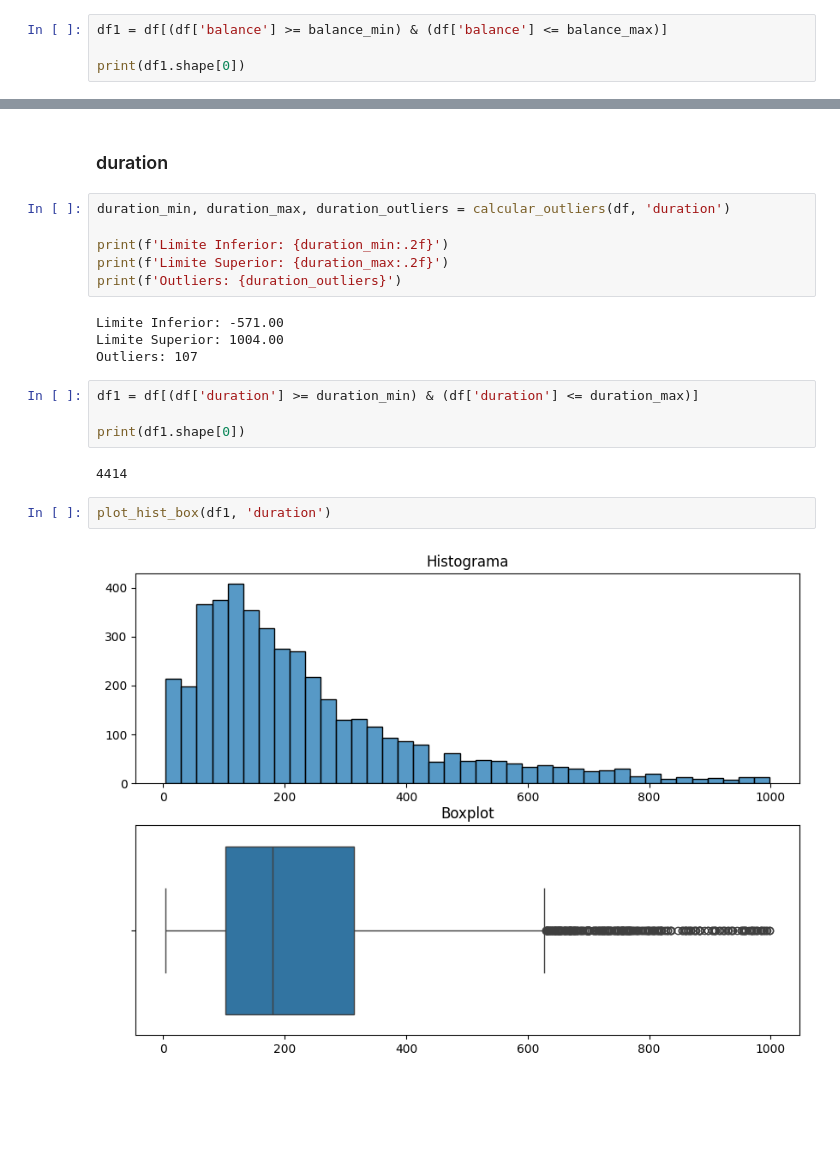
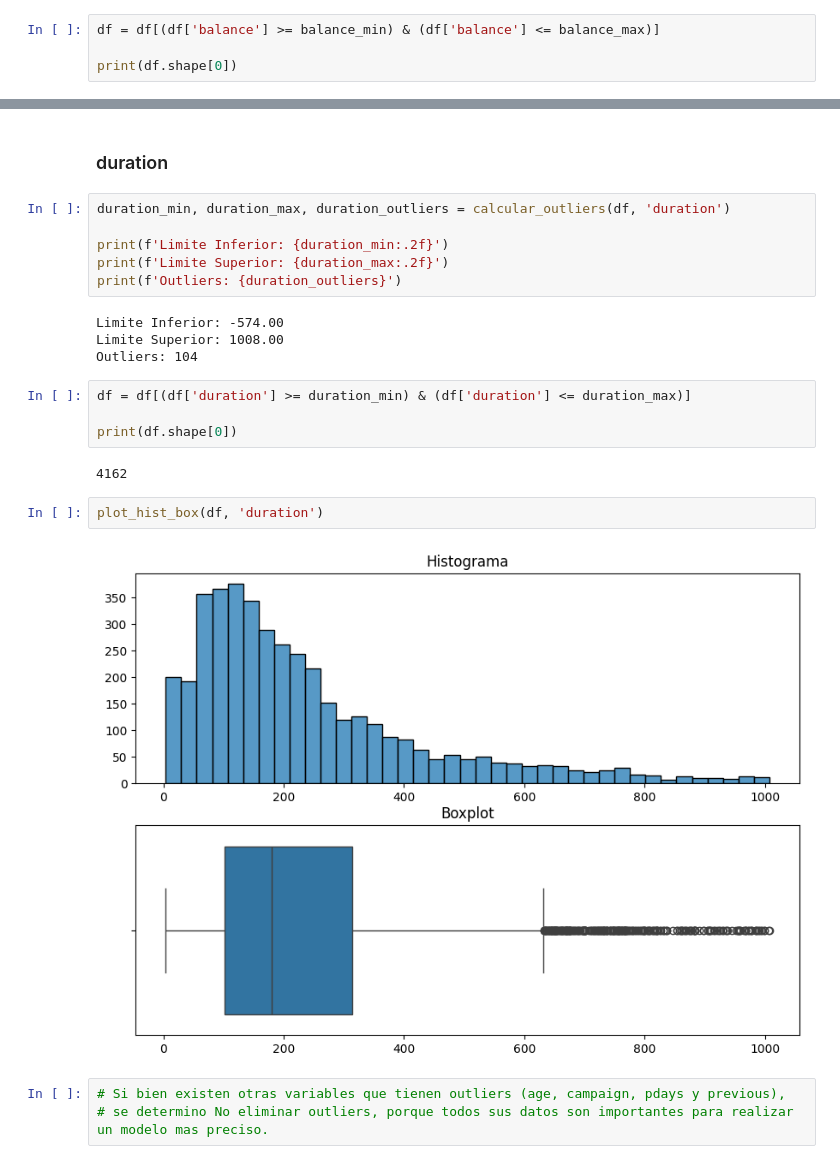
Before and after one commit to ptoledoc7/Prueba, a Jupyter notebook: Trabajo_final.ipynb, the cells around one changed output, grey strips where cells are left out. Drawn from its saved outputs; the diff is of its cells as text; blank space fills up the shorter version.

```diff
--- a/Trabajo_final.ipynb
+++ b/Trabajo_final.ipynb
@@ -518,9 +518,9 @@ Limite Inferior: -4164.00
 Limite Superior: 5713.00
 Outliers: 255
 # %%
-df1 = df[(df['balance'] >= balance_min) & (df['balance'] <= balance_max)]
+df = df[(df['balance'] >= balance_min) & (df['balance'] <= balance_max)]
 
-print(df1.shape[0])
+print(df.shape[0])
 # %% [output]
 4266
 # %%
@@ -536,16 +536,19 @@ print(f'Limite Inferior: {duration_min:.2f}')
 print(f'Limite Superior: {duration_max:.2f}')
 print(f'Outliers: {duration_outliers}')
 # %% [output]
-Limite Inferior: -571.00
-Limite Superior: 1004.00
-Outliers: 107
+Limite Inferior: -574.00
+Limite Superior: 1008.00
+Outliers: 104
 # %%
-df1 = df[(df['duration'] >= duration_min) & (df['duration'] <= duration_max)]
+df = df[(df['duration'] >= duration_min) & (df['duration'] <= duration_max)]
 
-print(df1.shape[0])
+print(df.shape[0])
 # %% [output]
-4414
+4162
 # %%
-plot_hist_box(df1, 'duration')
+plot_hist_box(df, 'duration')
 # %% [output]
-[figure, old version]
+[figure, new version]
+# %%
+# Si bien existen otras variables que tienen outliers (age, campaign, pdays y previous),
+# se determino No eliminar outliers, porque todos sus datos son importantes para realizar un modelo mas preciso.
```
Also changed, not shown: parts of 13 cells of this notebook.
